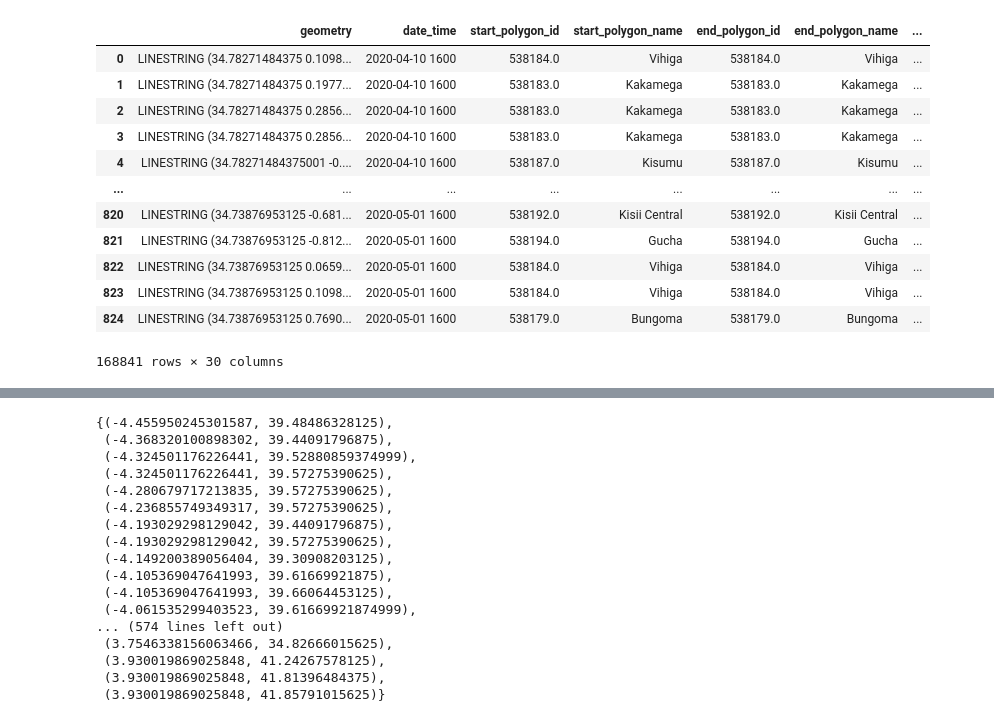
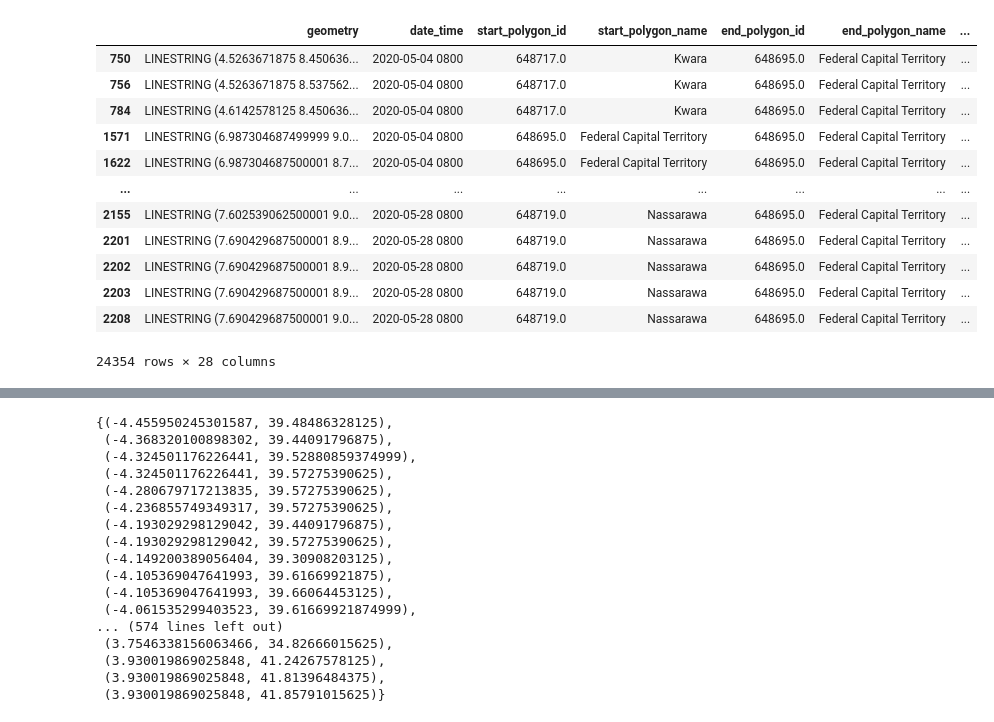
Before and after one commit to brandtoliver/covid19_mobility_africa, a Jupyter notebook: notebooks/Untitled.ipynb, the cells around one changed output, grey strips where cells are left out. Saved outputs shown, nothing was run; the diff lists cells and outputs as text; code cells hidden in the pictures.

```diff
--- a/notebooks/Untitled.ipynb
+++ b/notebooks/Untitled.ipynb
@@ -5,24 +7,25 @@ import glob
 # %%
-path = '../Facebook/Kenya/movement_tile/'
+path = '../Facebook/Nigeria/movement_tile/'
 paths = os.path.join(path, "*.csv")
 all_files = glob.glob(paths)
 df = pd.concat((pd.read_csv(f) for f in all_files))
 df['start_quadkey'] = df.start_quadkey.astype('int')
 df['end_quadkey'] = df.end_quadkey.astype('int')
-df = df.reset_index()
+#df = df.reset_index()
+city = 'Lagos'
-# %%
-df
-# %% [output]
-|  | geometry | date_time | start_polygon_id | start_polygon_name | end_polygon_id | end_polygon_name | ... |
-| 0 | LINESTRING (34.78271484375 0.1098... | 2020-04-10 1600 | 538184.0 | Vihiga | 538184.0 | Vihiga | ... |
-| 1 | LINESTRING (34.78271484375 0.1977... | 2020-04-10 1600 | 538183.0 | Kakamega | 538183.0 | Kakamega | ... |
-| 2 | LINESTRING (34.78271484375 0.2856... | 2020-04-10 1600 | 538183.0 | Kakamega | 538183.0 | Kakamega | ... |
-| 3 | LINESTRING (34.78271484375 0.2856... | 2020-04-10 1600 | 538183.0 | Kakamega | 538183.0 | Kakamega | ... |
-| 4 | LINESTRING (34.78271484375001 -0.... | 2020-04-10 1600 | 538187.0 | Kisumu | 538187.0 | Kisumu | ... |
-| ... | ... | ... | ... | ... | ... | ... | ... |
-| 820 | LINESTRING (34.73876953125 -0.681... | 2020-05-01 1600 | 538192.0 | Kisii Central | 538192.0 | Kisii Central | ... |
-| 821 | LINESTRING (34.73876953125 -0.812... | 2020-05-01 1600 | 538194.0 | Gucha | 538194.0 | Gucha | ... |
-| 822 | LINESTRING (34.73876953125 0.0659... | 2020-05-01 1600 | 538184.0 | Vihiga | 538184.0 | Vihiga | ... |
-| 823 | LINESTRING (34.73876953125 0.1098... | 2020-05-01 1600 | 538184.0 | Vihiga | 538184.0 | Vihiga | ... |
-| 824 | LINESTRING (34.73876953125 0.7690... | 2020-05-01 1600 | 538179.0 | Bungoma | 538179.0 | Bungoma | ... |
-168841 rows × 30 columns
+# %%
+df[df.end_polygon_name == 'Federal Capital Territory']
+# %% [output]
+|  | geometry | date_time | start_polygon_id | start_polygon_name | end_polygon_id | end_polygon_name | ... |
+| 750 | LINESTRING (4.5263671875 8.450636... | 2020-05-04 0800 | 648717.0 | Kwara | 648695.0 | Federal Capital Territory | ... |
+| 756 | LINESTRING (4.5263671875 8.537562... | 2020-05-04 0800 | 648717.0 | Kwara | 648695.0 | Federal Capital Territory | ... |
+| 784 | LINESTRING (4.6142578125 8.450636... | 2020-05-04 0800 | 648717.0 | Kwara | 648695.0 | Federal Capital Territory | ... |
+| 1571 | LINESTRING (6.987304687499999 9.0... | 2020-05-04 0800 | 648695.0 | Federal Capital Territory | 648695.0 | Federal Capital Territory | ... |
+| 1622 | LINESTRING (6.987304687500001 8.7... | 2020-05-04 0800 | 648695.0 | Federal Capital Territory | 648695.0 | Federal Capital Territory | ... |
+| ... | ... | ... | ... | ... | ... | ... | ... |
+| 2155 | LINESTRING (7.602539062500001 9.0... | 2020-05-28 0800 | 648719.0 | Nassarawa | 648695.0 | Federal Capital Territory | ... |
+| 2201 | LINESTRING (7.690429687500001 8.9... | 2020-05-28 0800 | 648719.0 | Nassarawa | 648695.0 | Federal Capital Territory | ... |
+| 2202 | LINESTRING (7.690429687500001 8.9... | 2020-05-28 0800 | 648719.0 | Nassarawa | 648695.0 | Federal Capital Territory | ... |
+| 2203 | LINESTRING (7.690429687500001 8.9... | 2020-05-28 0800 | 648719.0 | Nassarawa | 648695.0 | Federal Capital Territory | ... |
+| 2208 | LINESTRING (7.690429687500001 9.0... | 2020-05-28 0800 | 648719.0 | Nassarawa | 648695.0 | Federal Capital Territory | ... |
+24354 rows × 28 columns
```
Also changed, not shown: parts of 10 cells of this notebook, 55 other files.
